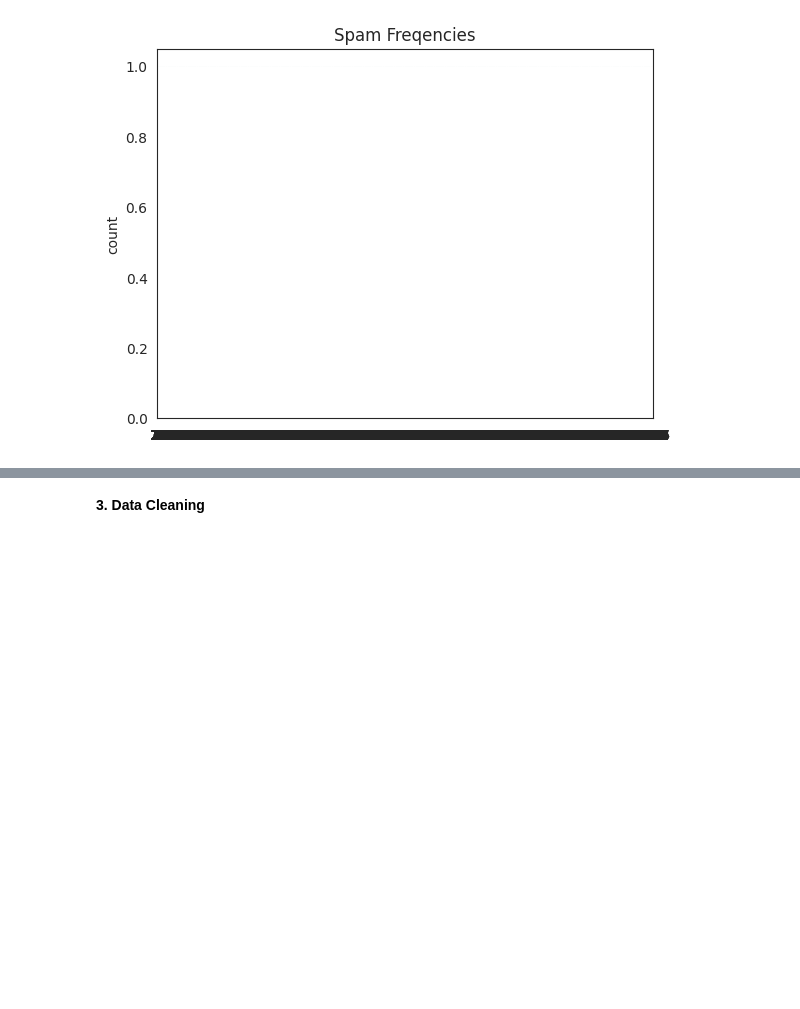
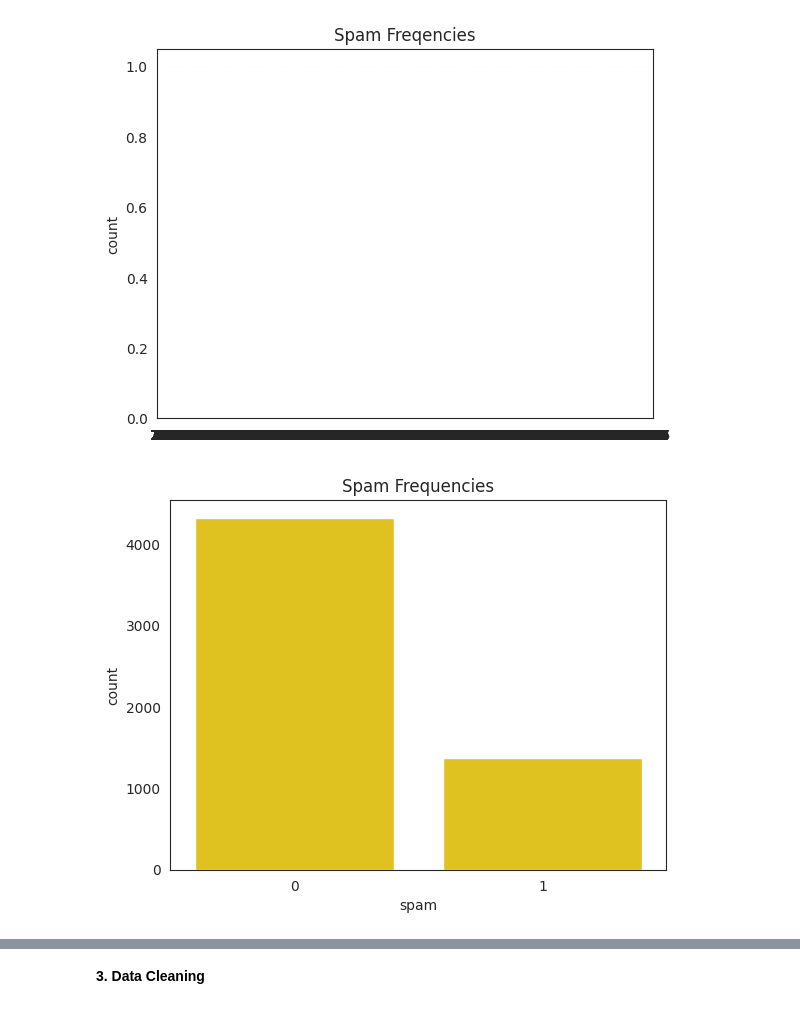
Before and after one commit to raghuvarm17633/Spam-Email-Classification-using-NLP-and-Machine-Learning, a Jupyter notebook: Spam Email Classification using NLP and Machine Learning.ipynb, the cells around one changed output, grey strips where cells are left out. Cells and saved outputs as stored; diff of their text form; code cells hidden in the pictures; blank space fills up the shorter version.

```diff
--- a/Spam Email Classification using NLP and Machine Learning.ipynb
+++ b/Spam Email Classification using NLP and Machine Learning.ipynb
@@ -110,3 +167,12 @@ plt.title("Spam Freqencies")
 plt.show()
 # %% [output]
 [figure]
+# %%
+import seaborn as sns
+
+# Assuming your data is loaded into a DataFrame named 'dataset'
+sns.countplot(x="spam", data=dataset, color="gold")  # Use the named color "gold"
+plt.title("Spam Frequencies")
+plt.show()
+# %% [output]
+[figure, added]
```
Also changed, not shown: parts of 21 cells of this notebook.
